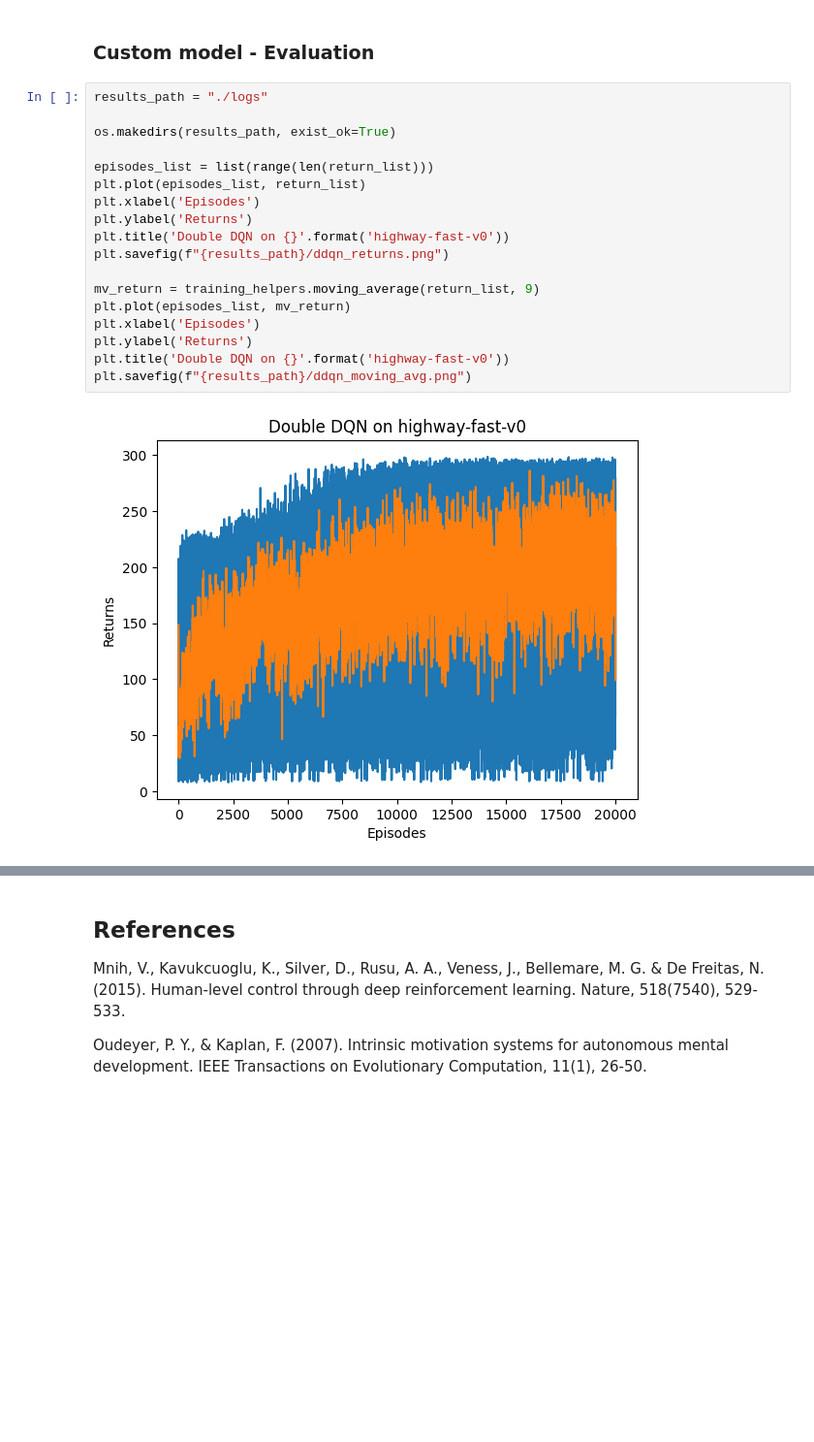
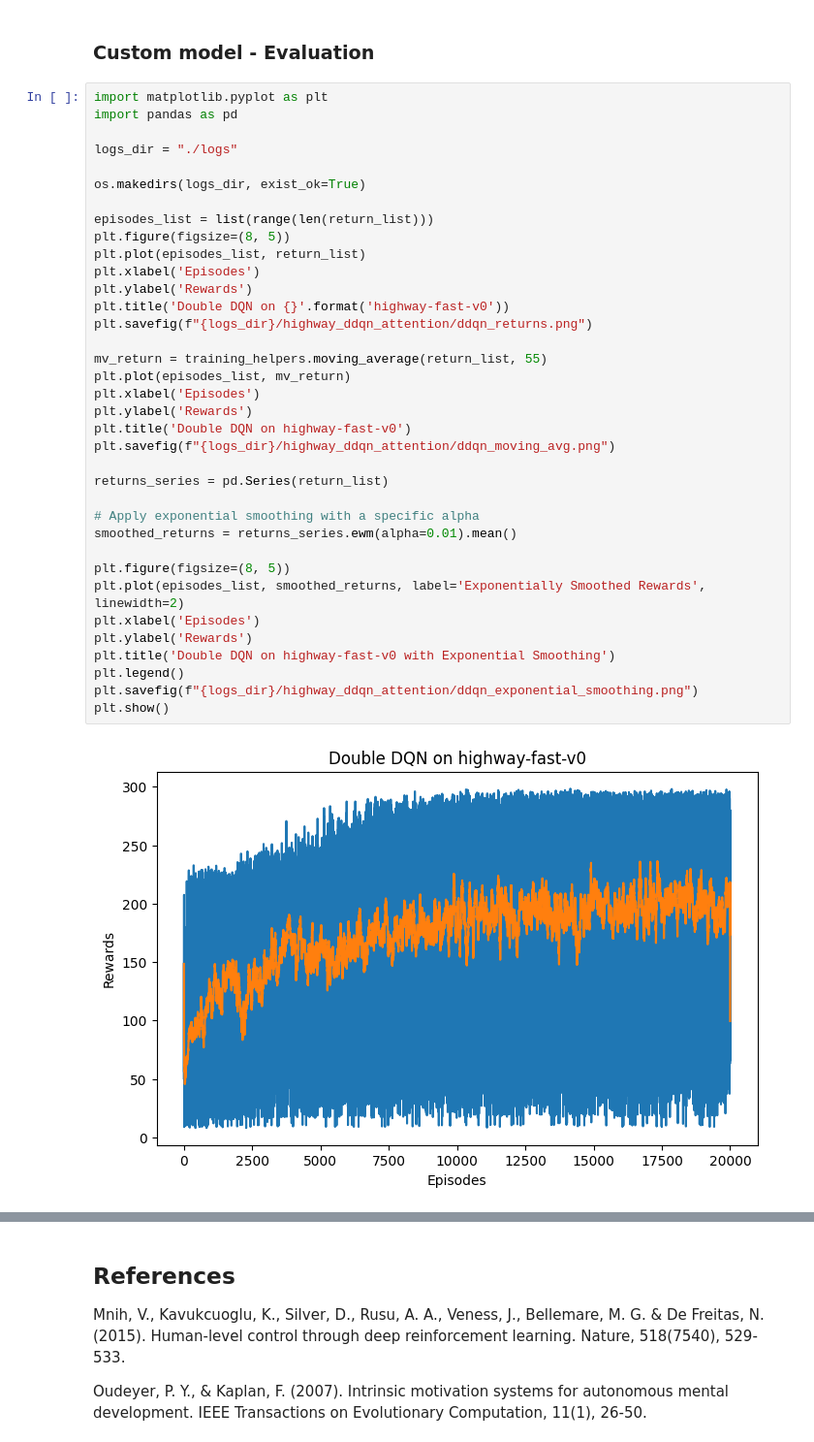
Before and after one commit to leoneperdigao/rl-project, a Jupyter notebook: notebooks/highway_simulation_rl_project.ipynb, the cells around one changed output, grey strips where cells are left out. Shown at 97% size. Drawn from its saved outputs; the diff is of its cells as text; blank space fills up the shorter version.

```diff
--- a/notebooks/highway_simulation_rl_project.ipynb
+++ b/notebooks/highway_simulation_rl_project.ipynb
@@ -622,22 +620,40 @@ Training complete.
 # %% [markdown]
 ### Custom model - Evaluation
 # %%
-results_path = "./logs"
+import matplotlib.pyplot as plt
+import pandas as pd
 
-os.makedirs(results_path, exist_ok=True)
+logs_dir = "./logs"
+
+os.makedirs(logs_dir, exist_ok=True)
 
 episodes_list = list(range(len(return_list)))
+plt.figure(figsize=(8, 5))
 plt.plot(episodes_list, return_list)
 plt.xlabel('Episodes')
-plt.ylabel('Returns')
+plt.ylabel('Rewards')
 plt.title('Double DQN on {}'.format('highway-fast-v0'))
-plt.savefig(f"{results_path}/ddqn_returns.png")
+plt.savefig(f"{logs_dir}/highway_ddqn_attention/ddqn_returns.png")
 
-mv_return = training_helpers.moving_average(return_list, 9)
+mv_return = training_helpers.moving_average(return_list, 55)
 plt.plot(episodes_list, mv_return)
 plt.xlabel('Episodes')
-plt.ylabel('Returns')
-plt.title('Double DQN on {}'.format('highway-fast-v0'))
-plt.savefig(f"{results_path}/ddqn_moving_avg.png")
+plt.ylabel('Rewards')
+plt.title('Double DQN on highway-fast-v0')
+plt.savefig(f"{logs_dir}/highway_ddqn_attention/ddqn_moving_avg.png")
+
+returns_series = pd.Series(return_list)
+
+# Apply exponential smoothing with a specific alpha
+smoothed_returns = returns_series.ewm(alpha=0.01).mean()
+
+plt.figure(figsize=(8, 5))
+plt.plot(episodes_list, smoothed_returns, label='Exponentially Smoothed Rewards', linewidth=2)
+plt.xlabel('Episodes')
+plt.ylabel('Rewards')
+plt.title('Double DQN on highway-fast-v0 with Exponential Smoothing')
+plt.legend()
+plt.savefig(f"{logs_dir}/highway_ddqn_attention/ddqn_exponential_smoothing.png")
+plt.show()
 # %% [output]
-[figure, old version]
+[figure, new version]
```
Also changed, not shown: parts of 7 cells of this notebook, 10 other files.
